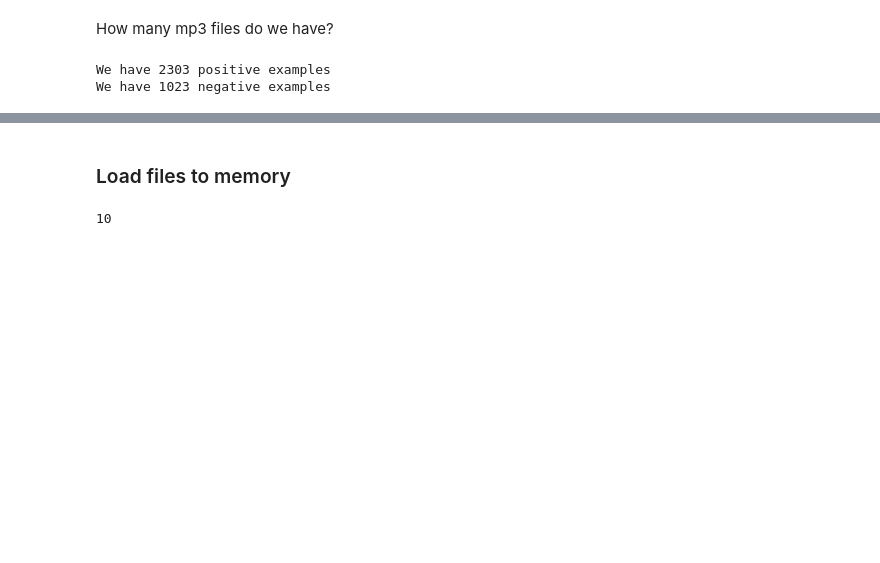
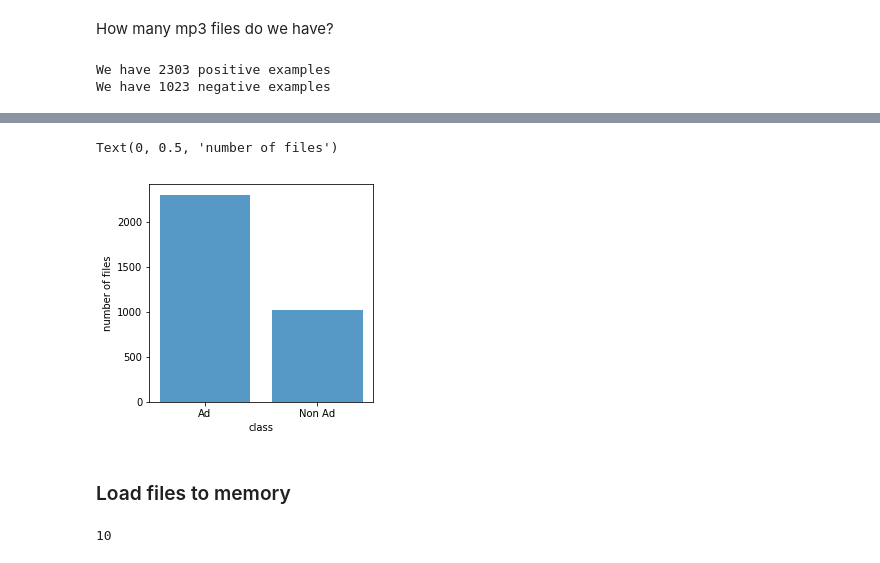
Before and after one commit to ohadmich/Adetector, a Jupyter notebook: Data_visualization.ipynb, the cells around one changed output, grey strips where cells are left out. Saved outputs shown, nothing was run; the diff lists cells and outputs as text; code cells hidden in the pictures; blank space fills up the shorter version.

```diff
--- a/Data_visualization.ipynb
+++ b/Data_visualization.ipynb
@@ -39,3 +57,11 @@ We have 1023 negative examples
+# %%
+plt.figure(figsize = (4,4))
+plt.bar(['Ad','Non Ad'], [n_pos_files, n_neg_files], alpha = 0.75)
+plt.xlabel('class')
+plt.ylabel('number of files')
+# %% [output]
+Text(0, 0.5, 'number of files')
+[figure, added]
 # %% [markdown]
 ### Load files to memory
 # %%
```
Also changed, not shown: parts of 11 cells of this notebook.
